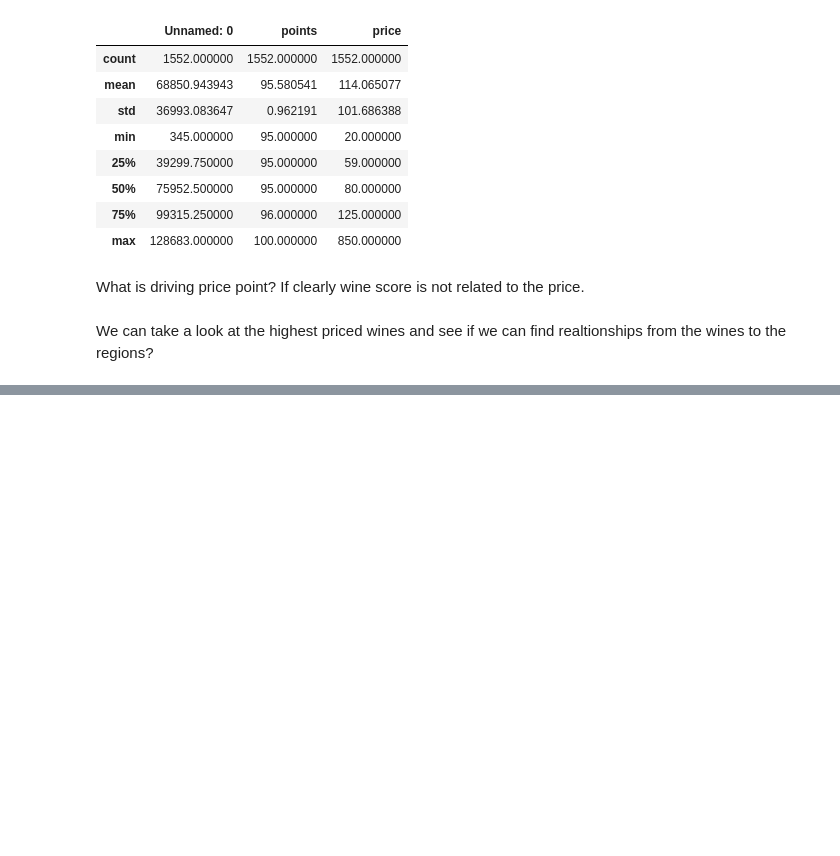
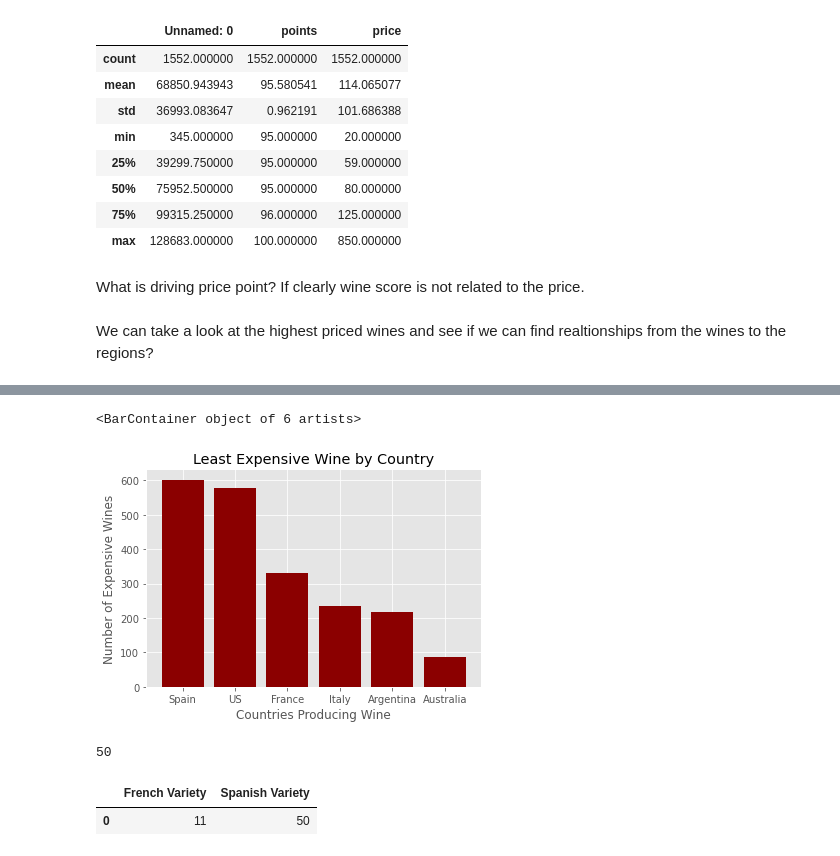
Before and after one commit to j1candel/Wine-Analysis-, a Jupyter notebook: Jessicas Work/wine-analysis -jessica.ipynb, the cells around one changed output, grey strips where cells are left out. Drawn from its saved outputs; the diff is of its cells as text; code cells hidden in the pictures; blank space fills up the shorter version.

```diff
--- a/Jessicas Work/wine-analysis -jessica.ipynb
+++ b/Jessicas Work/wine-analysis -jessica.ipynb
@@ -228,0 +250,7 @@ Name: country, dtype: int64
+# %%
+least_expensive_wine = clean_data_pd.loc[clean_data_pd["Wine Price Segments"]== "VALUE $4-$10"]
+least_expensive_wine_df = least_expensive_wine["country"].value_counts()
+least_expensive_wine_df = pd.DataFrame(least_expensive_wine_df)
+least_expensive_wine_df = least_expensive_wine_df.reset_index()
+least_expensive_wine_df = least_expensive_wine_df.rename(columns={'index':'country','country':'count'})
+least_expensive_wine_df
@@ -228,0 +265,24 @@ Name: country, dtype: int64
+# %%
+x_axis = least_expensive_wine["country"]
+y_axis = least_expensive_wine['count']
+
+plt.title("Least Expensive Wine by Country")
+plt.ylabel("Number of Expensive Wines")
+plt.xlabel("Countries Producing Wine")
+
+plt.bar(x_axis,y_axis,color="darkred")
+# %% [output]
+<BarContainer object of 6 artists>
+[figure, added]
+# %%
+least_expensive_spanish_wine = least_expensive_wine.loc[least_expensive_wine["country"]=="Spain"]
+least_expensive_spanish_wine["variety"].unique()
+spanish_variety_amount = len(least_expensive_spanish_wine["variety"].unique())
+spanish_variety_amount
+# %% [output]
+50
+# %%
+Most_Least_Variety_df
+# %% [output]
+|  | French Variety | Spanish Variety |
+| 0 | 11 | 50 |
```
Also changed, not shown: parts of 14 cells of this notebook, 1 other file.
